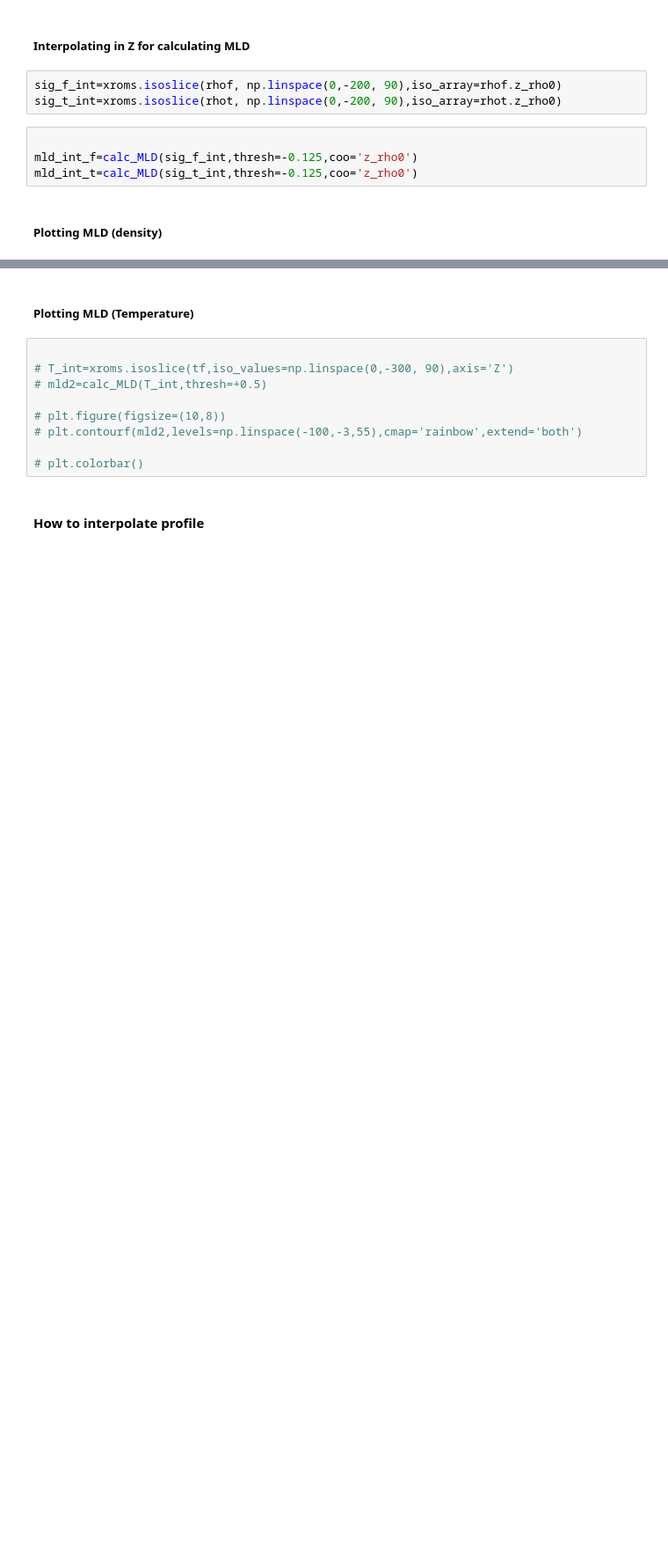
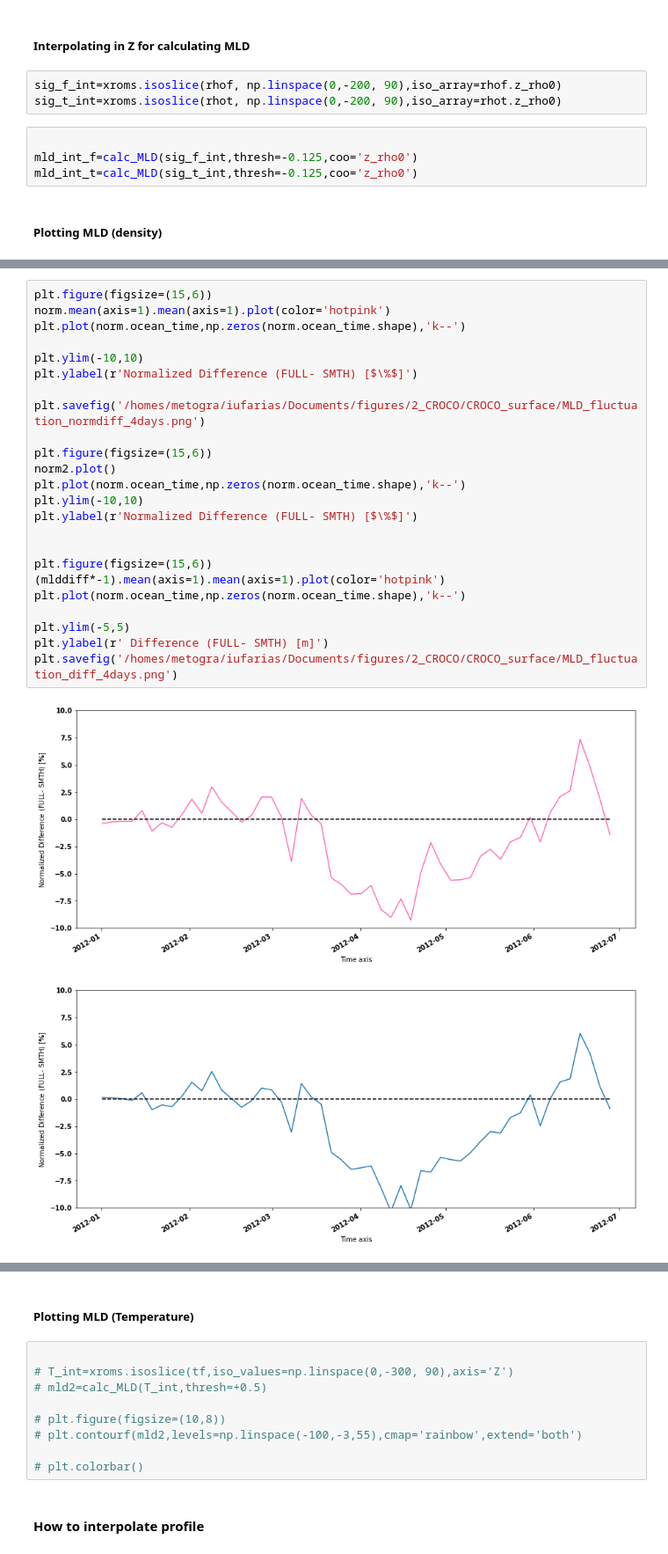
Before and after one commit to igoruchoa/FeedbackSubmeso, a Jupyter notebook: 2_CROCO/3D_CROCO.ipynb, the cells around one changed output, grey strips where cells are left out. Shown at 88% size. Cells and saved outputs as stored; diff of their text form; blank space fills up the shorter version.

```diff
--- a/2_CROCO/3D_CROCO.ipynb
+++ b/2_CROCO/3D_CROCO.ipynb
@@ -546,0 +607,27 @@ mld_int_t=calc_MLD(sig_t_int,thresh=-0.125,coo='z_rho0')
+# %%
+plt.figure(figsize=(15,6))
+norm.mean(axis=1).mean(axis=1).plot(color='hotpink')
+plt.plot(norm.ocean_time,np.zeros(norm.ocean_time.shape),'k--')
+
+plt.ylim(-10,10)
+plt.ylabel(r'Normalized Difference (FULL- SMTH) [$\%$]')
+
+plt.savefig('/homes/metogra/iufarias/Documents/figures/2_CROCO/CROCO_surface/MLD_fluctuation_normdiff_4days.png')
+
+plt.figure(figsize=(15,6))
+norm2.plot()
+plt.plot(norm.ocean_time,np.zeros(norm.ocean_time.shape),'k--')
+plt.ylim(-10,10)
+plt.ylabel(r'Normalized Difference (FULL- SMTH) [$\%$]')
+
+
+plt.figure(figsize=(15,6))
+(mlddiff*-1).mean(axis=1).mean(axis=1).plot(color='hotpink')
+plt.plot(norm.ocean_time,np.zeros(norm.ocean_time.shape),'k--')
+
+plt.ylim(-5,5)
+plt.ylabel(r' Difference (FULL- SMTH) [m]')
+plt.savefig('/homes/metogra/iufarias/Documents/figures/2_CROCO/CROCO_surface/MLD_fluctuation_diff_4days.png')
+# %% [output]
+[figure, added]
+[figure, added]
```
Also changed, not shown: parts of 10 cells of this notebook, 1 other file.
